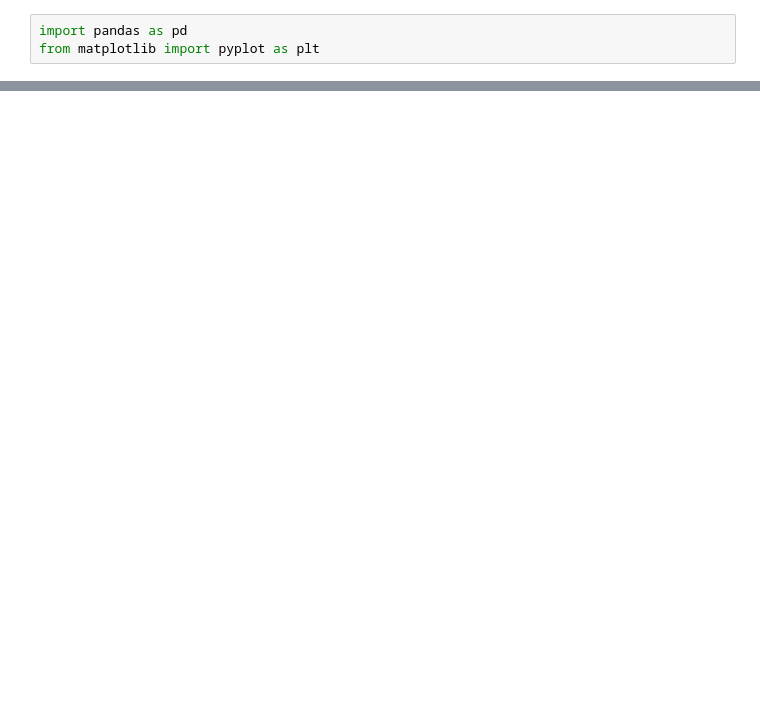
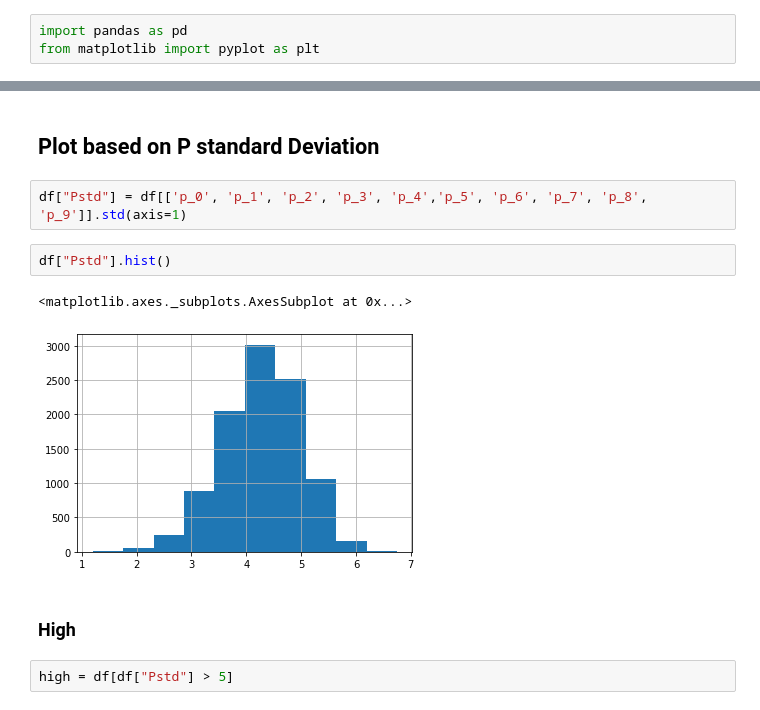
Before and after one commit to pdehaan274/ComSoc, a Jupyter notebook: result analysis.ipynb, the cells around one changed output, grey strips where cells are left out. Cells and saved outputs as stored; diff of their text form; blank space fills up the shorter version.

```diff
--- a/result analysis.ipynb
+++ b/result analysis.ipynb
@@ -75,0 +52,13 @@ plt.show()
+# %% [markdown]
+## Plot based on P standard Deviation
+# %%
+df["Pstd"] = df[['p_0', 'p_1', 'p_2', 'p_3', 'p_4','p_5', 'p_6', 'p_7', 'p_8', 'p_9']].std(axis=1)
+# %%
+df["Pstd"].hist()
+# %% [output]
+<matplotlib.axes._subplots.AxesSubplot at 0x...>
+[figure, added]
+# %% [markdown]
+### High
+# %%
+high = df[df["Pstd"] > 5]
```
Also changed, not shown: parts of 23 cells of this notebook, 4 other files.
